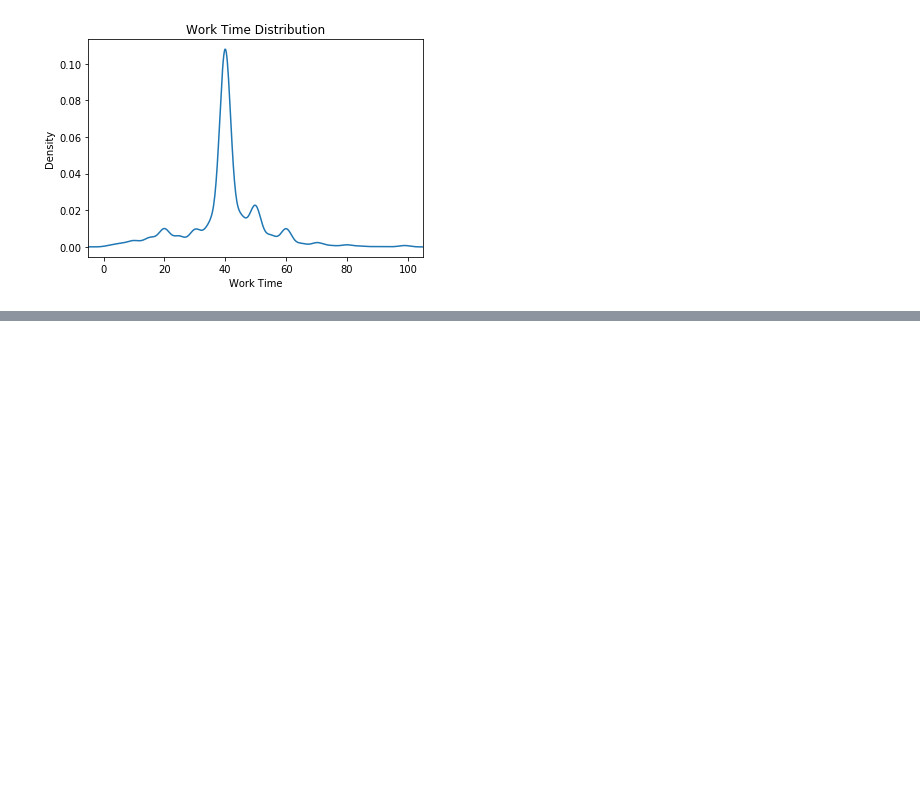
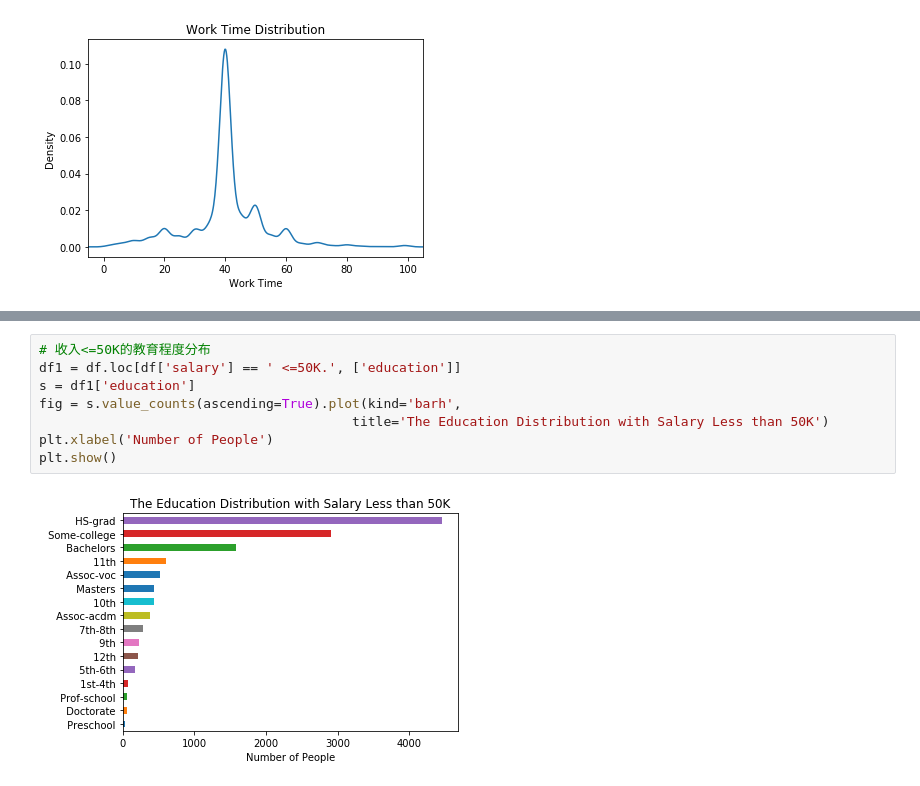
Before and after one commit to shinshiner/CS245-Data-Science, a Jupyter notebook: Adult/adult_analysis.ipynb, the cells around one changed output, grey strips where cells are left out. Drawn from its saved outputs; the diff is of its cells as text; blank space fills up the shorter version.

```diff
--- a/Adult/adult_analysis.ipynb
+++ b/Adult/adult_analysis.ipynb
@@ -62,0 +73,10 @@ plt.show()
+# %%
+# 收入<=50K的教育程度分布
+df1 = df.loc[df['salary'] == ' <=50K.', ['education']]
+s = df1['education']
+fig = s.value_counts(ascending=True).plot(kind='barh',
+                                        title='The Education Distribution with Salary Less than 50K')
+plt.xlabel('Number of People')
+plt.show()
+# %% [output]
+[figure, added]
```
Also changed, not shown: parts of 2 cells of this notebook, 10 other files.
